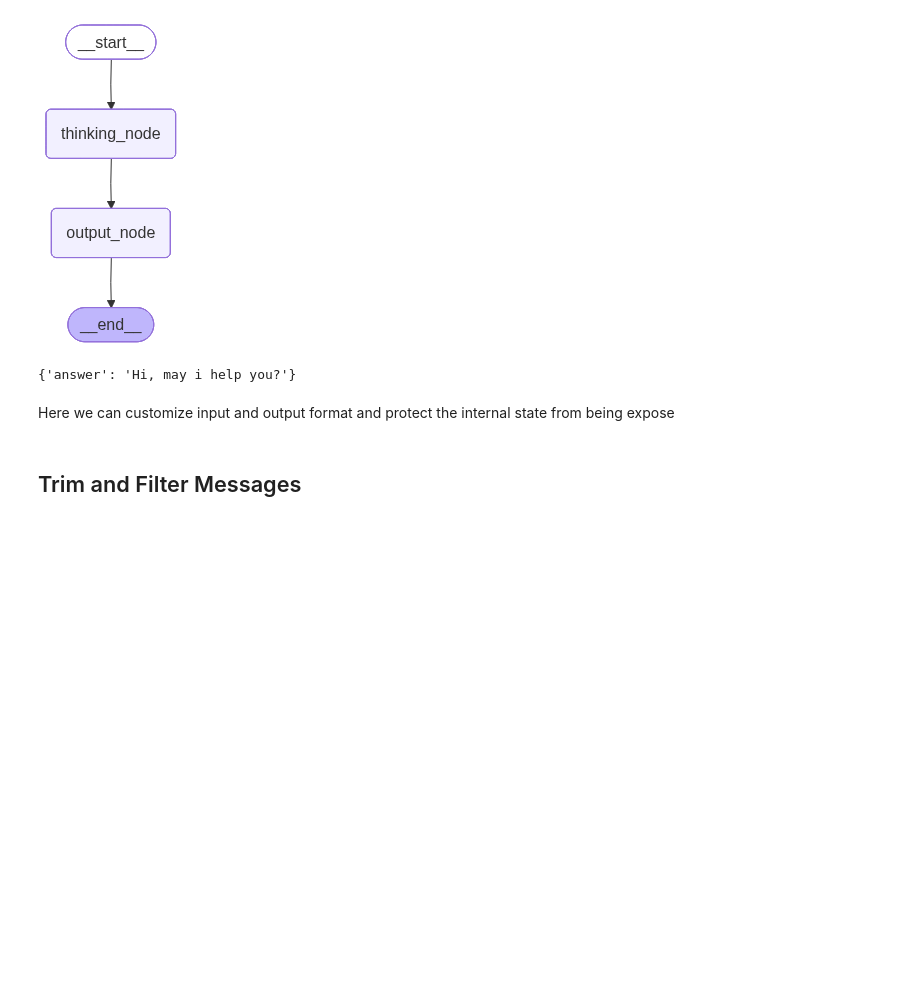
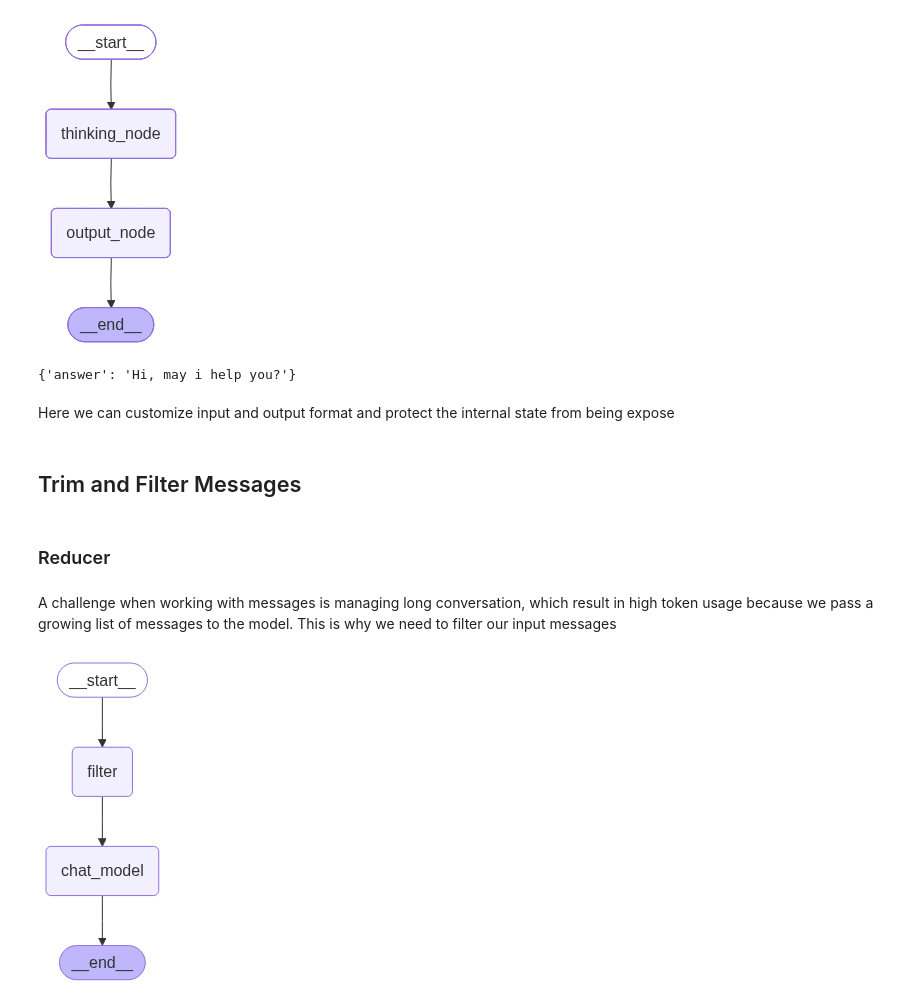
Before and after one commit to DerrickVericho/LLM-Portofolio, a Jupyter notebook: notebook/langgraph.ipynb, the cells around one changed output. Cells and saved outputs as stored; diff of their text form; code cells hidden in the pictures; blank space fills up the shorter version.

Commit message:
feat: langgraph multiple schemas and trim filter messages

```diff
--- a/notebook/langgraph.ipynb
+++ b/notebook/langgraph.ipynb
@@ -937,3 +937,31 @@ graph.invoke({"question": "Hi, how are you?"})
 Here we can customize input and output format and protect the internal state from being expose
 # %% [markdown]
 ## Trim and Filter Messages
+# %%
+llm = ChatOpenAI(model="gpt-4o-mini")
+# %% [markdown]
+### Reducer
+# %% [markdown]
+A challenge when working with messages is managing long conversation, which result in high token usage because we pass a growing list of messages to the model. This is why we need to filter our input messages
+# %%
+def filter_messages(state: MessagesState):
+    # Delete all but the 2 most recent messages (Reference from reducer)
+    delete_messages = [RemoveMessage(id=m.id) for m in state["messages"][:-2]]
+    return {"messages": delete_messages}
+
+def chat_model_node(state: MessagesState):
+    return {"messages": [llm.invoke(state["messages"])]}
+
+# Build graph
+builder = StateGraph(MessagesState)
+builder.add_node("filter", filter_messages)
+builder.add_node("chat_model", chat_model_node)
+builder.add_edge(START, "filter")
+builder.add_edge("filter", "chat_model")
+builder.add_edge("chat_model", END)
+graph = builder.compile()
+
+# View
+display(Image(graph.get_graph().draw_mermaid_png()))
+# %% [output]
+[figure, added]
```
Also changed, not shown: parts of 14 cells of this notebook.
